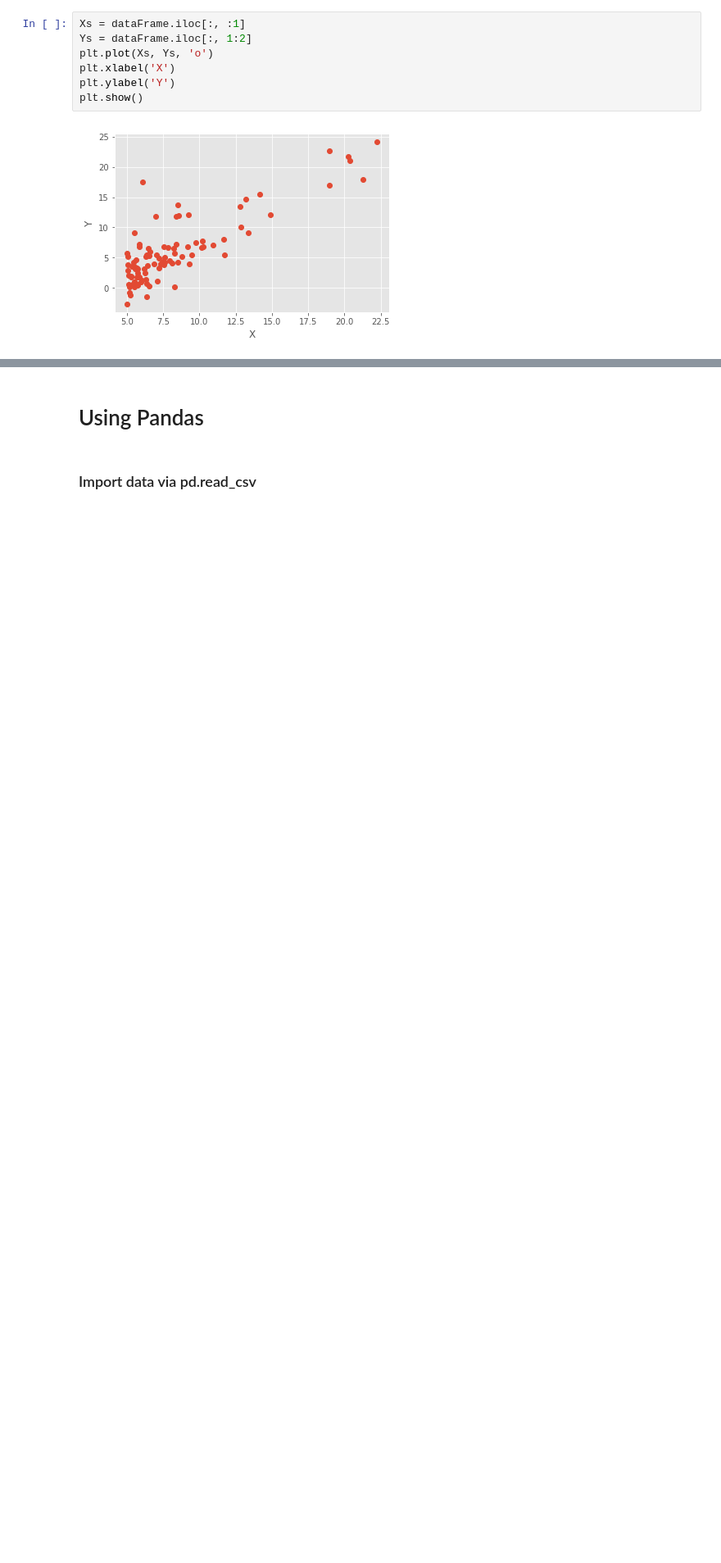
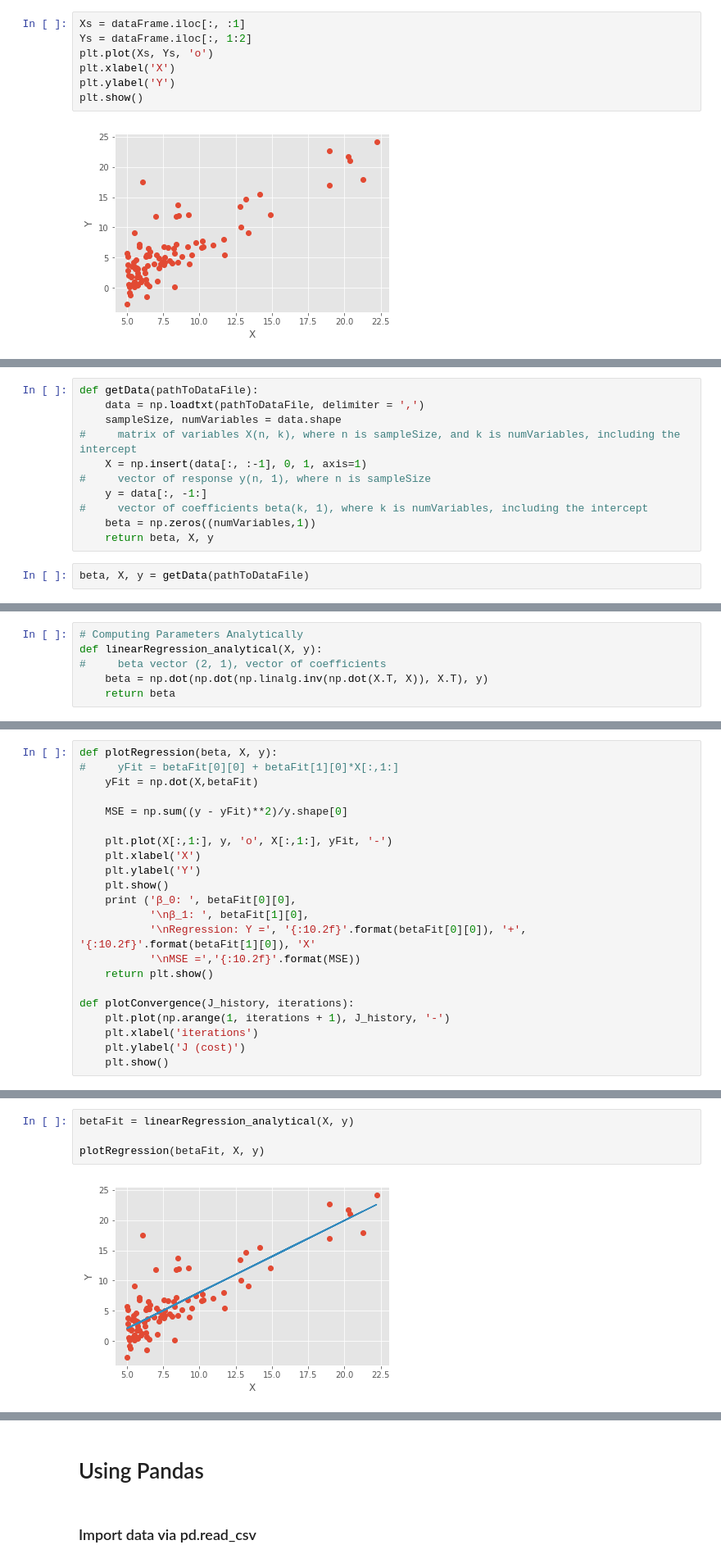
Before and after one commit to nikita-loik/andrew_ng_2_-python, a Jupyter notebook: 1_linearRegression/linearRegression.ipynb, the cells around one changed output, grey strips where cells are left out. Shown at 82% size. Drawn from its saved outputs; the diff is of its cells as text; blank space fills up the shorter version.

```diff
--- a/1_linearRegression/linearRegression.ipynb
+++ b/1_linearRegression/linearRegression.ipynb
@@ -92,0 +40,13 @@ def plotConvergence(costVector, iterations):
+# %%
+def getData(pathToDataFile):
+    data = np.loadtxt(pathToDataFile, delimiter = ',')
+    sampleSize, numVariables = data.shape
+#     matrix of variables X(n, k), where n is sampleSize, and k is numVariables, including the intercept
+    X = np.insert(data[:, :-1], 0, 1, axis=1)
+#     vector of response y(n, 1), where n is sampleSize
+    y = data[:, -1:]
+#     vector of coefficients beta(k, 1), where k is numVariables, including the intercept
+    beta = np.zeros((numVariables,1))
+    return beta, X, y
+# %%
+beta, X, y = getData(pathToDataFile)
@@ -92,0 +63,6 @@ def plotConvergence(costVector, iterations):
+# %%
+# Computing Parameters Analytically
+def linearRegression_analytical(X, y):
+#     beta vector (2, 1), vector of coefficients
+    beta = np.dot(np.dot(np.linalg.inv(np.dot(X.T, X)), X.T), y)
+    return beta
@@ -92,0 +156,22 @@ def plotConvergence(costVector, iterations):
+# %%
+def plotRegression(beta, X, y):
+#     yFit = betaFit[0][0] + betaFit[1][0]*X[:,1:]
+    yFit = np.dot(X,betaFit)
+
+    MSE = np.sum((y - yFit)**2)/y.shape[0]
+
+    plt.plot(X[:,1:], y, 'o', X[:,1:], yFit, '-')
+    plt.xlabel('X')
+    plt.ylabel('Y')
+    plt.show()
+    print ('β_0: ', betaFit[0][0],
+           '\nβ_1: ', betaFit[1][0],
+           '\nRegression: Y =', '{:10.2f}'.format(betaFit[0][0]), '+', '{:10.2f}'.format(betaFit[1][0]), 'X'
+           '\nMSE =','{:10.2f}'.format(MSE))
+    return plt.show()
+
+def plotConvergence(J_history, iterations):
+    plt.plot(np.arange(1, iterations + 1), J_history, '-')
+    plt.xlabel('iterations')
+    plt.ylabel('J (cost)')
+    plt.show()
@@ -92,0 +180,6 @@ def plotConvergence(costVector, iterations):
+# %%
+betaFit = linearRegression_analytical(X, y)
+
+plotRegression(betaFit, X, y)
+# %% [output]
+[figure, added]
```
Also changed, not shown: parts of 23 cells of this notebook.
